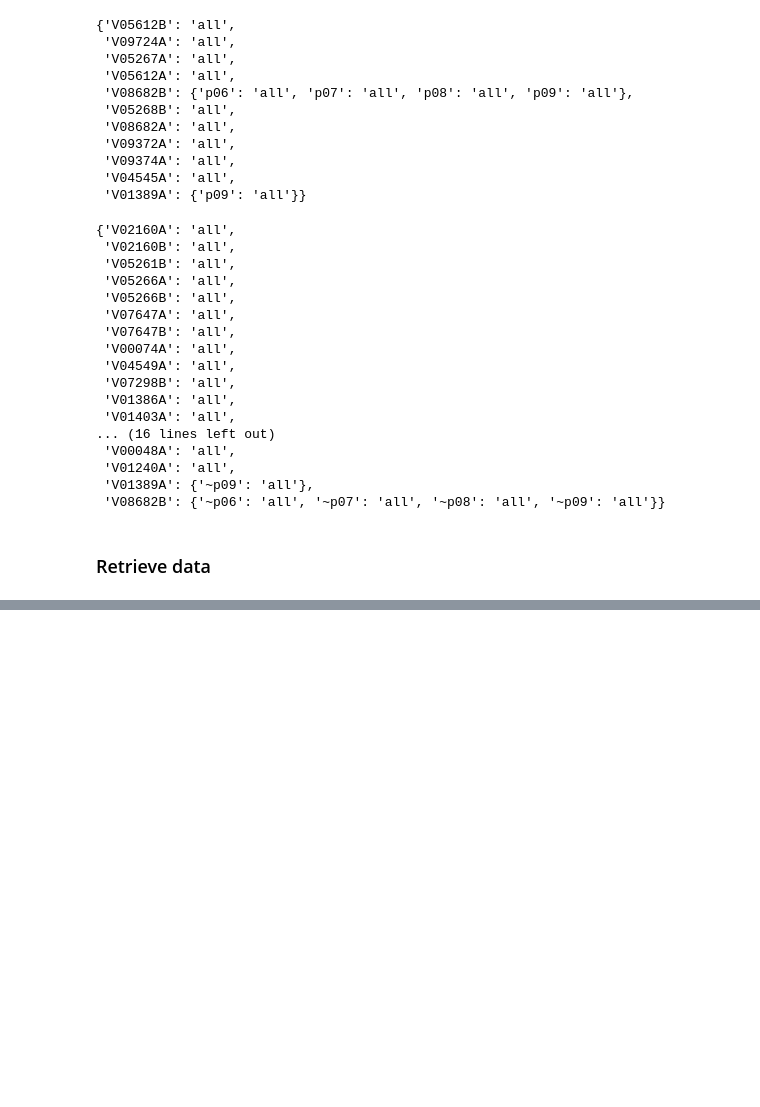
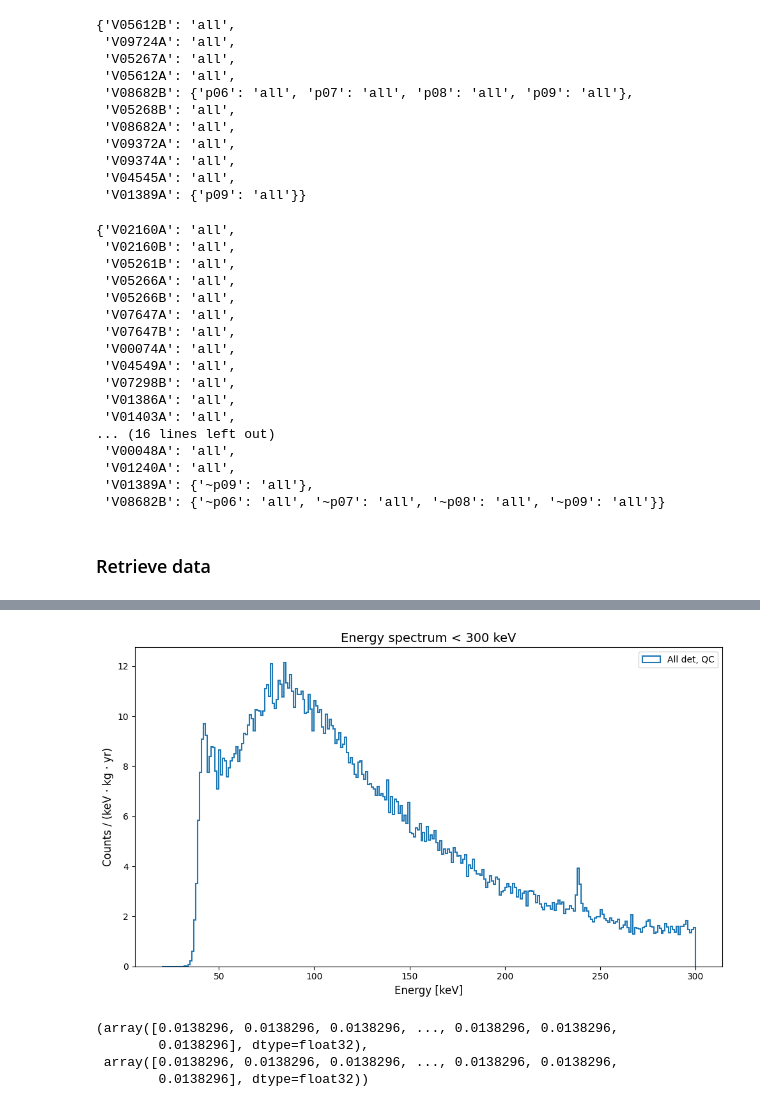
Before and after one commit to fraborra/bosonic-DM, a Jupyter notebook: bkg-study.ipynb, the cells around one changed output, grey strips where cells are left out. Cells and saved outputs as stored; diff of their text form; code cells hidden in the pictures; blank space fills up the shorter version.

```diff
--- a/bkg-study.ipynb
+++ b/bkg-study.ipynb
@@ -232,0 +362,40 @@ plt.show()
+# %%
+emin = 20
+emax = 300
+
+full_energy = df_finale["energy"].to_numpy()
+full_energy_noQC = df_noQC["energy"].to_numpy()
+
+
+bins = int((emax-emin))
+bin_width = (emax - emin) / bins
+
+
+
+plt.figure(figsize=(10, 6))
+
+
+plt.hist(full_energy, bins=bins, range=(emin, emax), histtype="step", linewidth=1.5,
+         weights=np.ones_like(full_energy) / (tot_expo*bin_width), label='All det, QC')
+
+# plt.hist(full_energy_noQC, bins=bins, range=(emin, emax), histtype="step", linewidth=1.5, ls = '--',
+#          weights=np.ones_like(full_energy_noQC) / (tot_expo*bin_width), label='All det, no QC')
+
+plt.xlabel("Energy [keV]", fontsize=12)
+plt.ylabel("Counts / (keV · kg · yr)", fontsize=12)
+plt.title(f"Energy spectrum < {emax} keV", fontsize=14)
+# plt.yscale("log")
+plt.legend(frameon=True)
+plt.tight_layout()
+plt.savefig(f"./plots/bkg-spectra_20-1000keV_all-dets_linear_onlyQC.png", dpi=300)
+
+plt.show()
+# %% [output]
+[figure, added]
+# %%
+np.ones_like(full_energy_noQC) / tot_expo, np.ones_like(full_energy) / tot_expo
+# %% [output]
+(array([0.0138296, 0.0138296, 0.0138296, ..., 0.0138296, 0.0138296,
+        0.0138296], dtype=float32),
+ array([0.0138296, 0.0138296, 0.0138296, ..., 0.0138296, 0.0138296,
+        0.0138296], dtype=float32))
```
Also changed, not shown: parts of 24 cells of this notebook, 4 other files.
